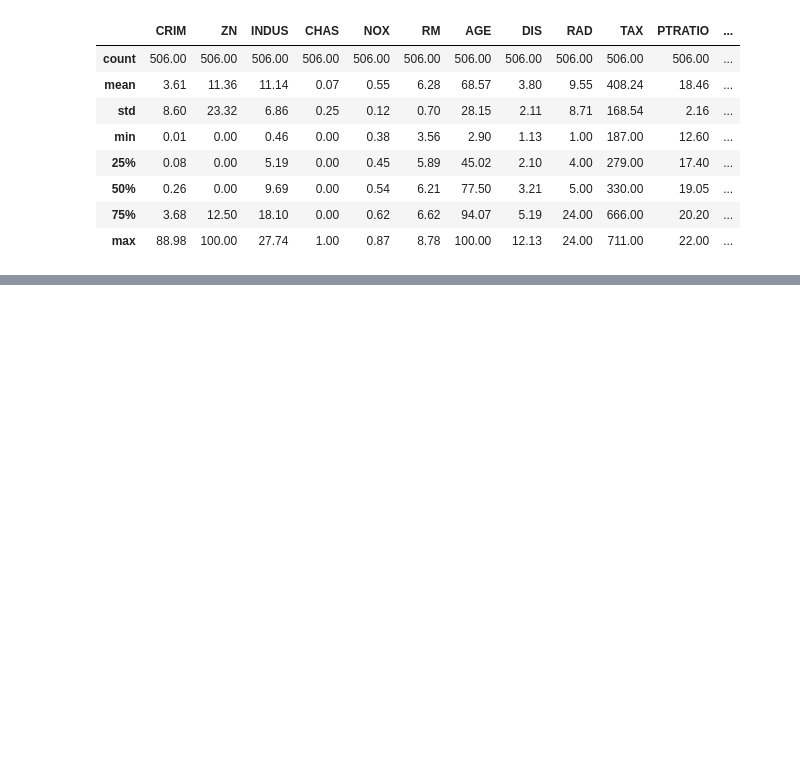
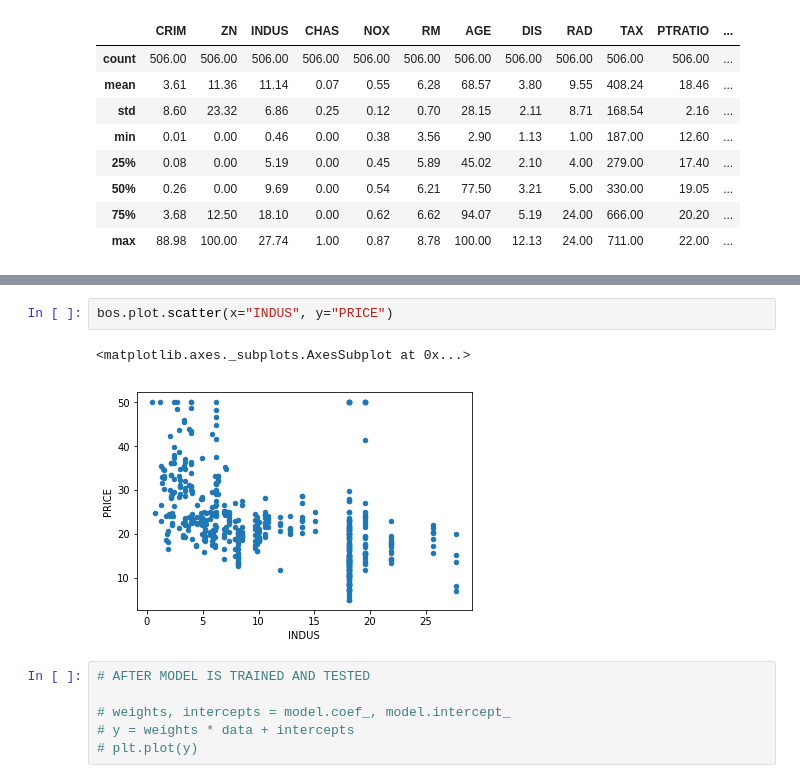
Before and after one commit to capt-alien/DS2.1-Machine-Learning, a Jupyter notebook: Bostin_houseing.ipynb, the cells around one changed output, grey strips where cells are left out. Drawn from its saved outputs; the diff is of its cells as text; blank space fills up the shorter version.

```diff
--- a/Bostin_houseing.ipynb
+++ b/Bostin_houseing.ipynb
@@ -66,0 +103,11 @@ bos.describe().round(2)
+# %%
+bos.plot.scatter(x="INDUS", y="PRICE")
+# %% [output]
+<matplotlib.axes._subplots.AxesSubplot at 0x...>
+[figure, added]
+# %%
+# AFTER MODEL IS TRAINED AND TESTED
+
+# weights, intercepts = model.coef_, model.intercept_
+# y = weights * data + intercepts
+# plt.plot(y)
```
Also changed, not shown: parts of 5 cells of this notebook.
